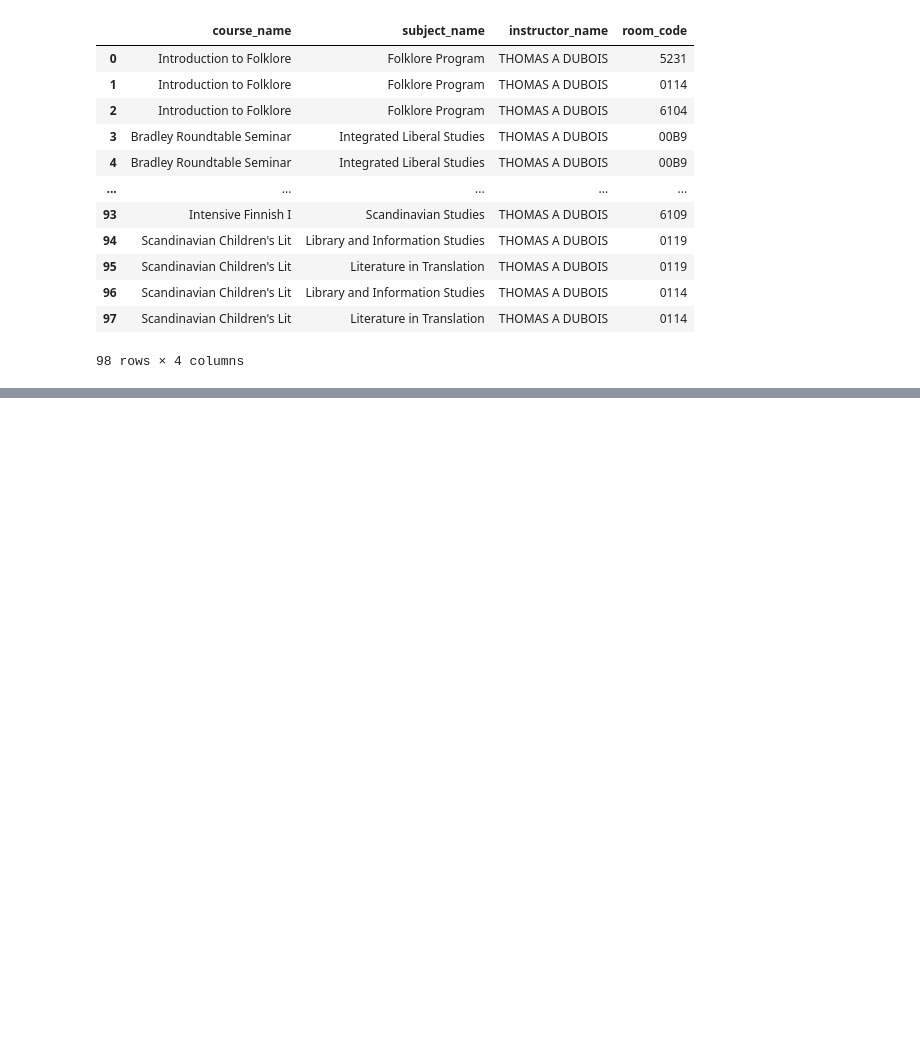
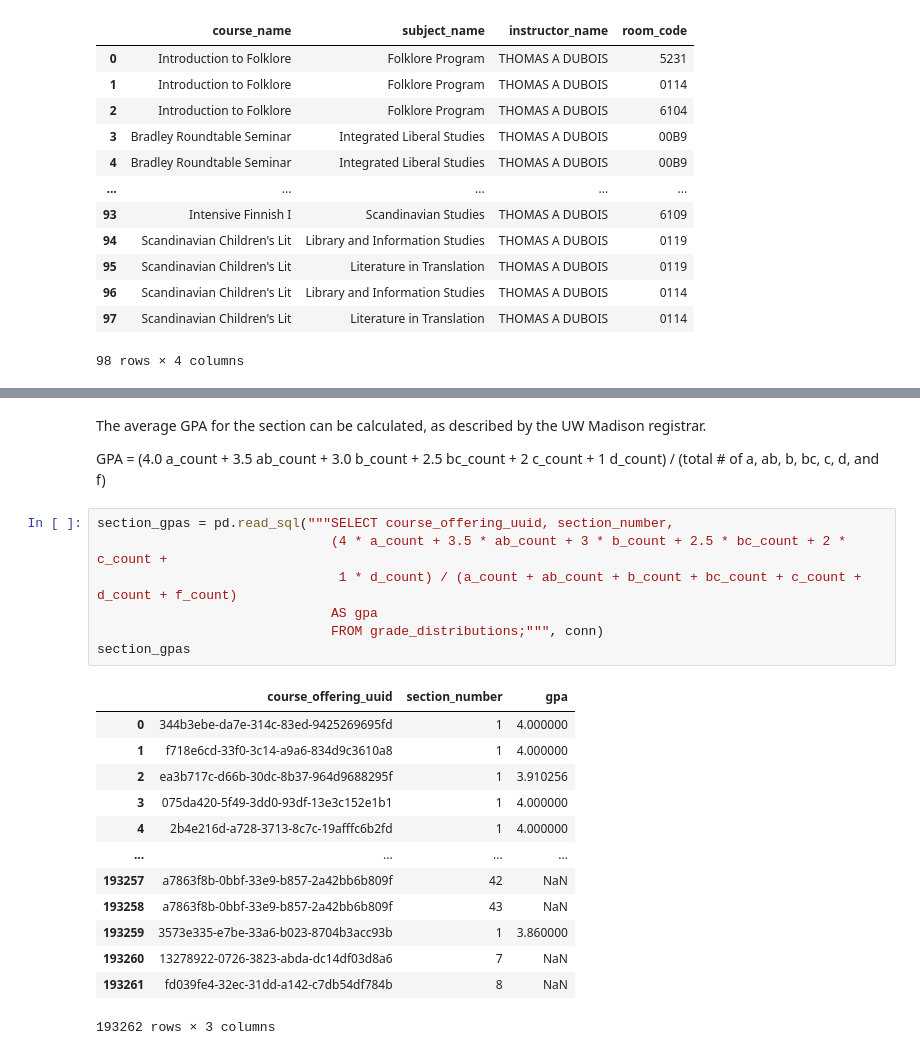
Before and after one commit to crypticrk/UW-Madsion-Dataset-Analysis, a Jupyter notebook: UW Madison Dataset Analyis.ipynb, the cells around one changed output, grey strips where cells are left out. Saved outputs shown, nothing was run; the diff lists cells and outputs as text; blank space fills up the shorter version.

```diff
--- a/UW Madison Dataset Analyis.ipynb
+++ b/UW Madison Dataset Analyis.ipynb
@@ -625,0 +646,26 @@ pd.read_sql("""SELECT (course_name), subject_name, instructor_name, room_code
+# %% [markdown]
+The average GPA for the section can be calculated, as described by the UW Madison registrar.
+
+
+GPA = (4.0 a_count + 3.5 ab_count + 3.0 b_count + 2.5 bc_count + 2 c_count + 1 d_count) / (total # of a, ab, b, bc, c, d, and f)
+# %%
+section_gpas = pd.read_sql("""SELECT course_offering_uuid, section_number,
+                              (4 * a_count + 3.5 * ab_count + 3 * b_count + 2.5 * bc_count + 2 * c_count +
+                               1 * d_count) / (a_count + ab_count + b_count + bc_count + c_count + d_count + f_count)
+                              AS gpa
+                              FROM grade_distributions;""", conn)
+section_gpas
+# %% [output]
+|  | course_offering_uuid | section_number | gpa |
+| 0 | 344b3ebe-da7e-314c-83ed-9425269695fd | 1 | 4.000000 |
+| 1 | f718e6cd-33f0-3c14-a9a6-834d9c3610a8 | 1 | 4.000000 |
+| 2 | ea3b717c-d66b-30dc-8b37-964d9688295f | 1 | 3.910256 |
+| 3 | 075da420-5f49-3dd0-93df-13e3c152e1b1 | 1 | 4.000000 |
+| 4 | 2b4e216d-a728-3713-8c7c-19afffc6b2fd | 1 | 4.000000 |
+| ... | ... | ... | ... |
+| 193257 | a7863f8b-0bbf-33e9-b857-2a42bb6b809f | 42 | NaN |
+| 193258 | a7863f8b-0bbf-33e9-b857-2a42bb6b809f | 43 | NaN |
+| 193259 | 3573e335-e7be-33a6-b023-8704b3acc93b | 1 | 3.860000 |
+| 193260 | 13278922-0726-3823-abda-dc14df03d8a6 | 7 | NaN |
+| 193261 | fd039fe4-32ec-31dd-a142-c7db54df784b | 8 | NaN |
+193262 rows × 3 columns
```
Also changed, not shown: parts of 4 cells of this notebook.
